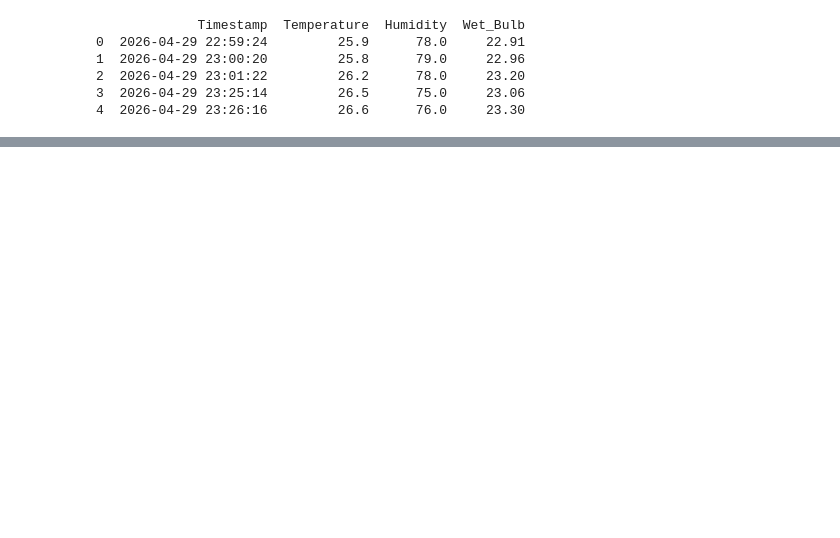
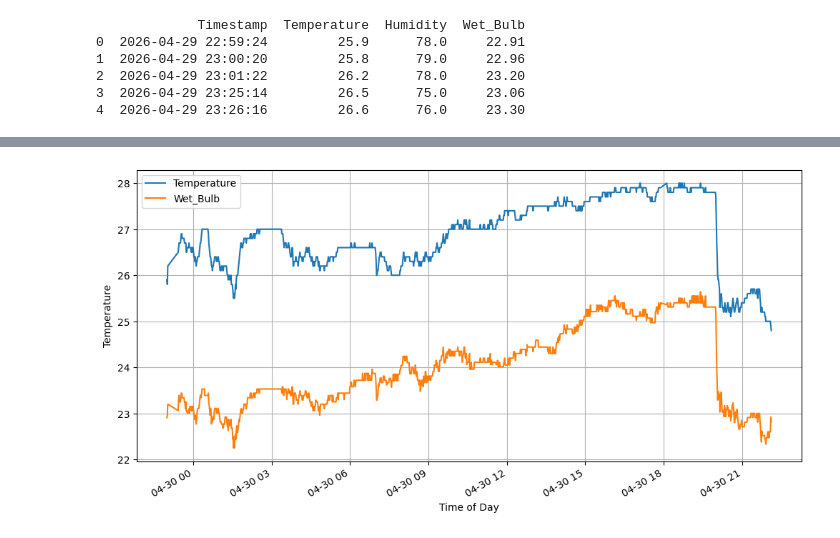
Before and after one commit to Sakib0626Q2/Wet-Bulb-Temp-Project, a Jupyter notebook: wet_bulb_temp.ipynb, the cells around one changed output, grey strips where cells are left out. Saved outputs shown, nothing was run; the diff lists cells and outputs as text; code cells hidden in the pictures; blank space fills up the shorter version.

```diff
--- a/wet_bulb_temp.ipynb
+++ b/wet_bulb_temp.ipynb
@@ -79,0 +68,14 @@ plt.show()
+# %%
+# 1. Set the index first (inplace=True makes sure it saves to the 'df' variable)
+# df.set_index('Timestamp', inplace=True)
+
+# 2. Now plot. Pandas will see the index is a 'datetime' and use it for the X-axis
+df[["Temperature", "Wet_Bulb"]].plot(figsize=(12, 6))
+
+# 3. Standard formatting
+plt.xlabel("Time of Day") # Updated label to reflect actual time
+plt.ylabel("Temperature")
+plt.grid(True)
+plt.show()
+# %% [output]
+[figure, added]
```
Also changed, not shown: parts of 12 cells of this notebook, 2 other files.
